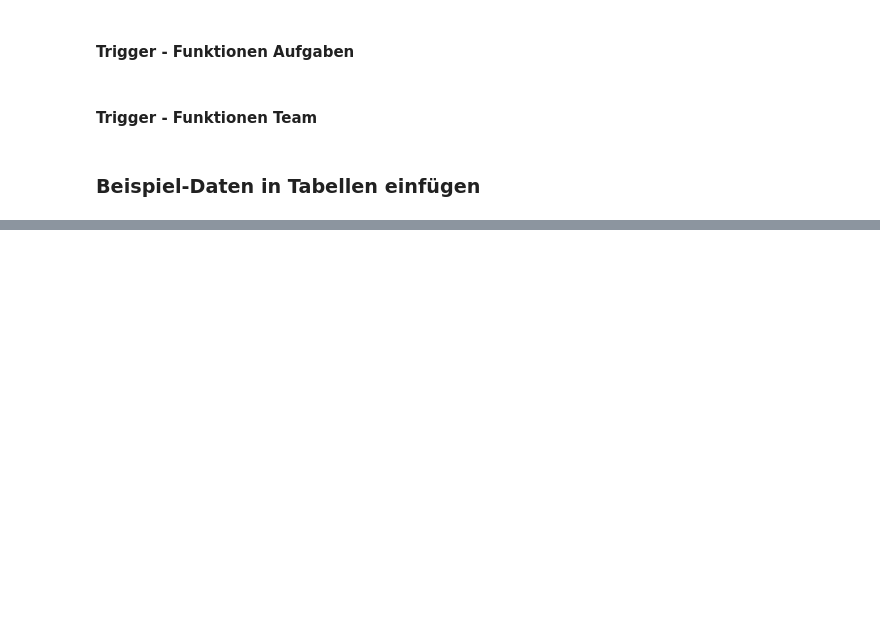
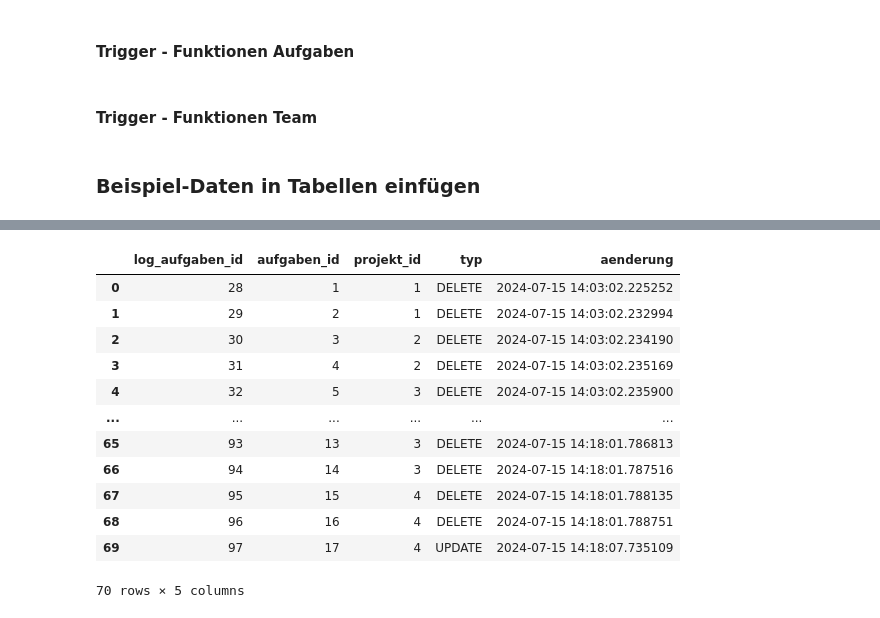
Before and after one commit to lisabeller/Praxisprojekt-SQL-Datenbank-todo-Liste, a Jupyter notebook: 202407_Datenbanken_SQL_Abschlussprojekt_LB.ipynb, the cells around one changed output, grey strips where cells are left out. Cells and saved outputs as stored; diff of their text form; code cells hidden in the pictures; blank space fills up the shorter version.

```diff
--- a/202407_Datenbanken_SQL_Abschlussprojekt_LB.ipynb
+++ b/202407_Datenbanken_SQL_Abschlussprojekt_LB.ipynb
@@ -639,0 +726,19 @@ aufgabe_9.insert()
+# %%
+with sa_eng.connect() as con:
+    aufgaben_log = pd.read_sql('aufgaben_log', con)
+
+aufgaben_log
+# %% [output]
+|  | log_aufgaben_id | aufgaben_id | projekt_id | typ | aenderung |
+| 0 | 28 | 1 | 1 | DELETE | 2024-07-15 14:03:02.225252 |
+| 1 | 29 | 2 | 1 | DELETE | 2024-07-15 14:03:02.232994 |
+| 2 | 30 | 3 | 2 | DELETE | 2024-07-15 14:03:02.234190 |
+| 3 | 31 | 4 | 2 | DELETE | 2024-07-15 14:03:02.235169 |
+| 4 | 32 | 5 | 3 | DELETE | 2024-07-15 14:03:02.235900 |
+| ... | ... | ... | ... | ... | ... |
+| 65 | 93 | 13 | 3 | DELETE | 2024-07-15 14:18:01.786813 |
+| 66 | 94 | 14 | 3 | DELETE | 2024-07-15 14:18:01.787516 |
+| 67 | 95 | 15 | 4 | DELETE | 2024-07-15 14:18:01.788135 |
+| 68 | 96 | 16 | 4 | DELETE | 2024-07-15 14:18:01.788751 |
+| 69 | 97 | 17 | 4 | UPDATE | 2024-07-15 14:18:07.735109 |
+70 rows × 5 columns
```
Also changed, not shown: parts of 8 cells of this notebook.
